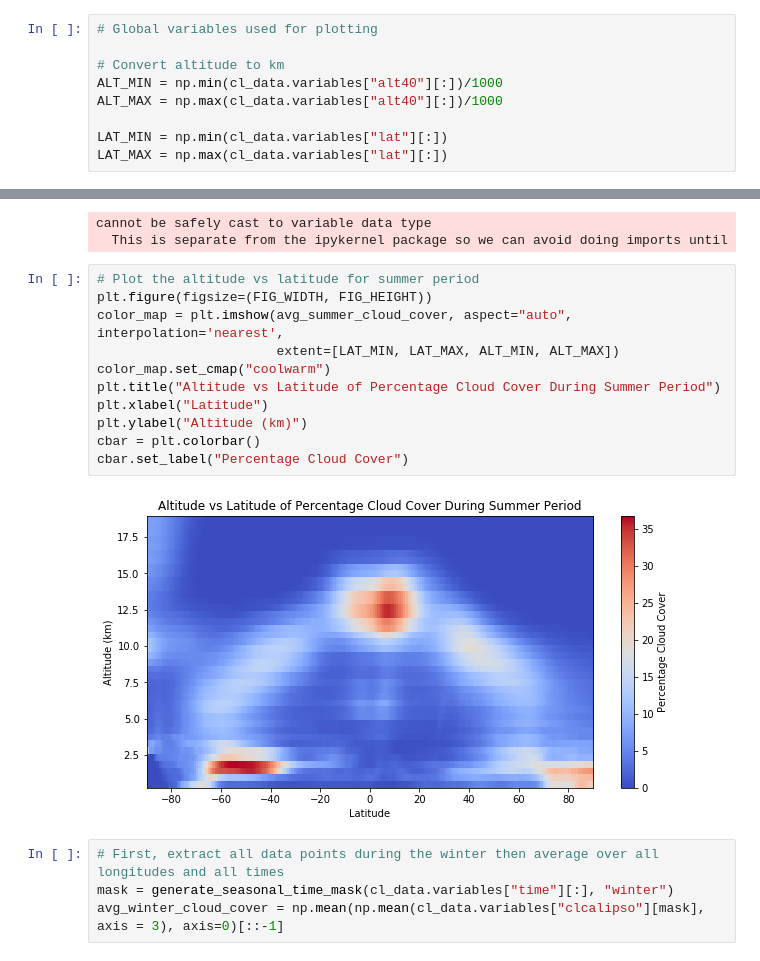
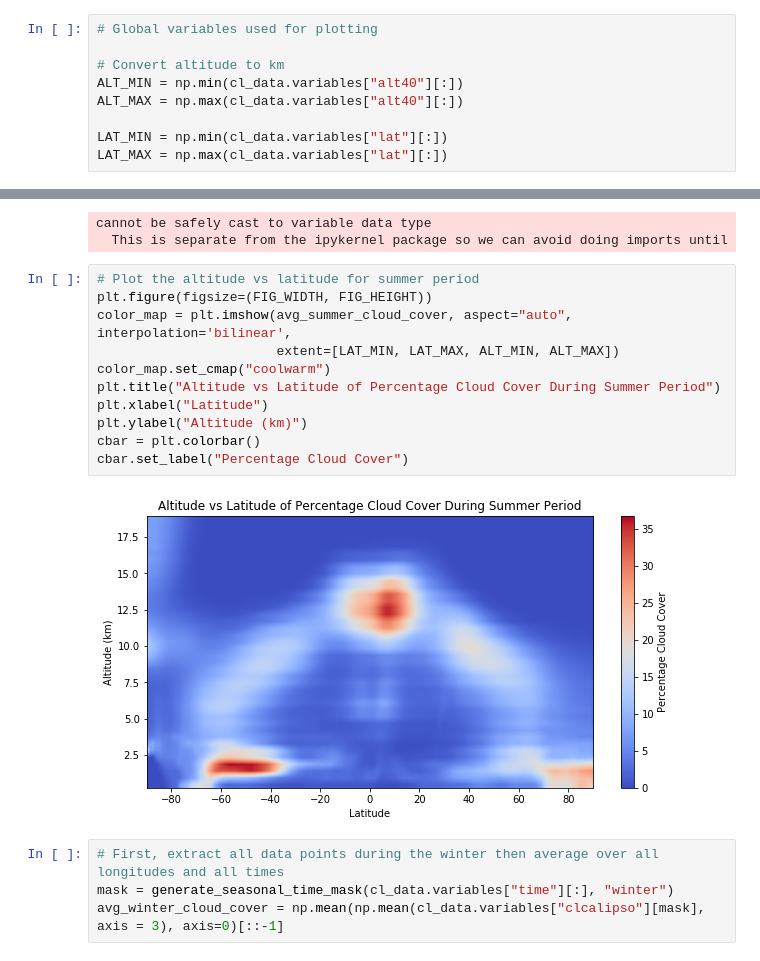
Before and after one commit to maddiebeagley/Climate-Modelling-Lab, a Jupyter notebook: 390Lab.ipynb, the cells around one changed output, grey strips where cells are left out. Drawn from its saved outputs; the diff is of its cells as text.

```diff
--- a/390Lab.ipynb
+++ b/390Lab.ipynb
@@ -161,8 +143,8 @@ Data points in the $clcalipso$ dataset are of the form $clcalipso[time][alt][lat
 # Global variables used for plotting
 
 # Convert altitude to km
-ALT_MIN = np.min(cl_data.variables["alt40"][:])/1000
-ALT_MAX = np.max(cl_data.variables["alt40"][:])/1000
+ALT_MIN = np.min(cl_data.variables["alt40"][:])
+ALT_MAX = np.max(cl_data.variables["alt40"][:])
 
 LAT_MIN = np.min(cl_data.variables["lat"][:])
 LAT_MAX = np.max(cl_data.variables["lat"][:])
@@ -176,16 +158,16 @@ cannot be safely cast to variable data type
 # %%
 # Plot the altitude vs latitude for summer period
 plt.figure(figsize=(FIG_WIDTH, FIG_HEIGHT))
-color_map = plt.imshow(avg_summer_cloud_cover, aspect="auto", interpolation='nearest',
+color_map = plt.imshow(avg_summer_cloud_cover, aspect="auto", interpolation='bilinear',
                        extent=[LAT_MIN, LAT_MAX, ALT_MIN, ALT_MAX])
 color_map.set_cmap("coolwarm")
 plt.title("Altitude vs Latitude of Percentage Cloud Cover During Summer Period")
 plt.xlabel("Latitude")
 plt.ylabel("Altitude (km)")
 cbar = plt.colorbar()
 cbar.set_label("Percentage Cloud Cover")
 # %% [output]
-[figure, old version]
+[figure, new version]
 # %%
 # First, extract all data points during the winter then average over all longitudes and all times
 mask = generate_seasonal_time_mask(cl_data.variables["time"][:], "winter")
```
Also changed, not shown: parts of 12 cells of this notebook.
